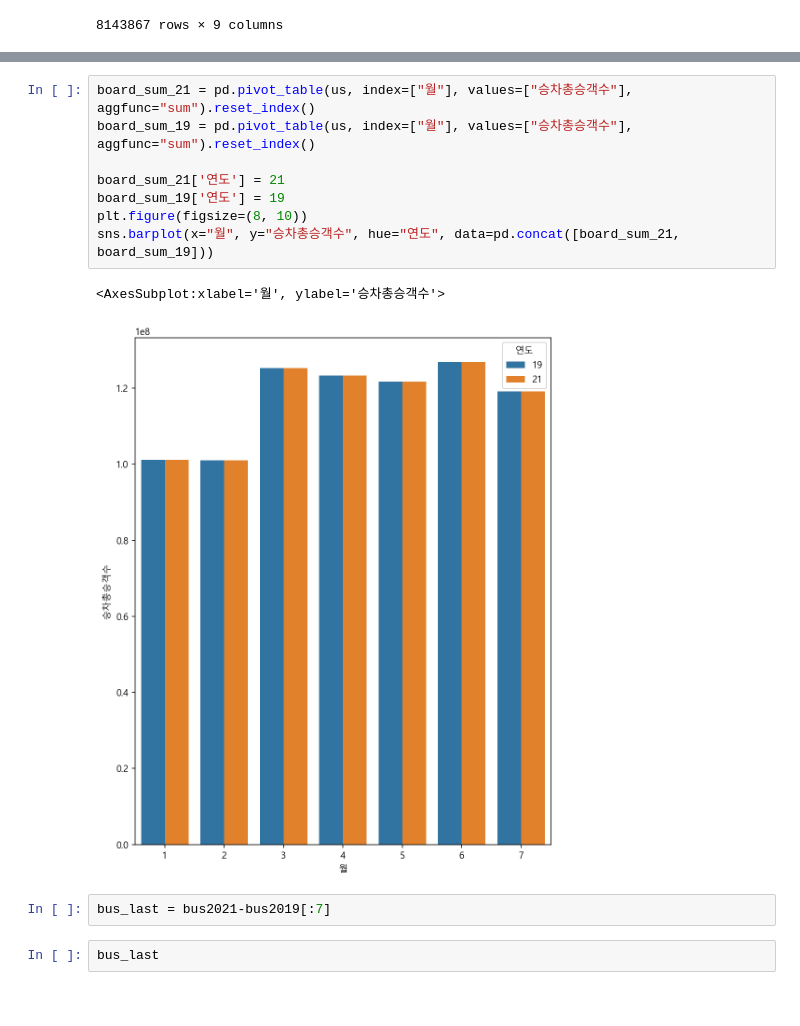
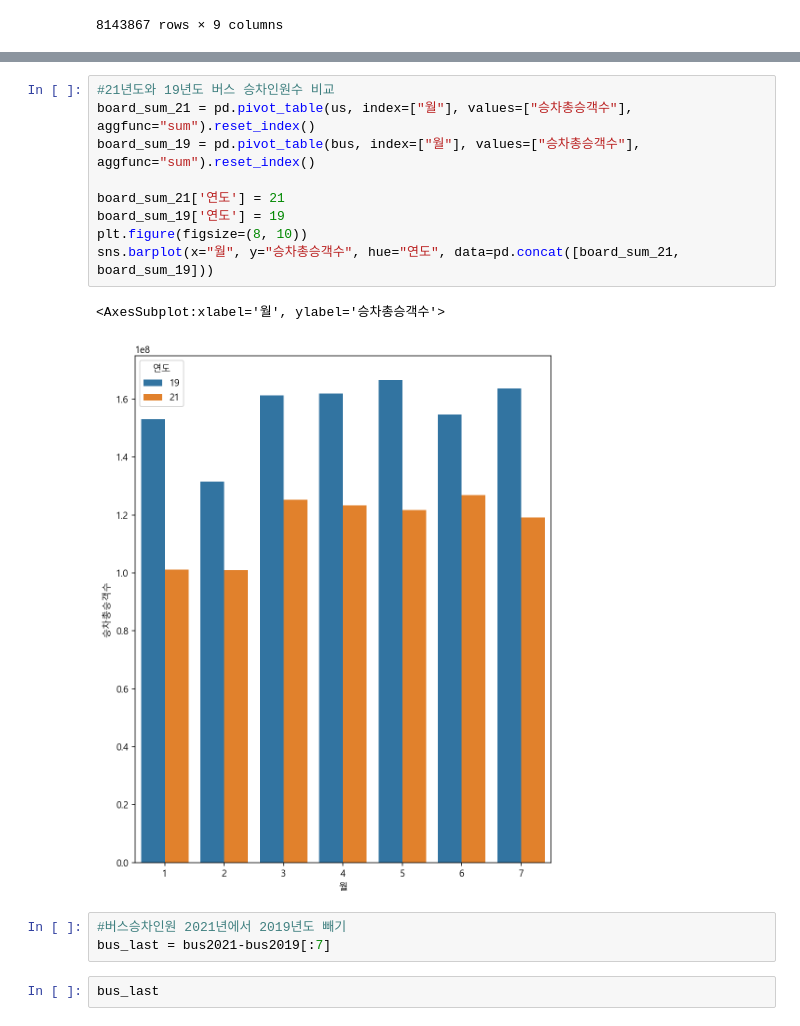
Before and after one commit to MihwanYu/Traffic-Analysis, a Jupyter notebook: Untitled36.ipynb, the cells around one changed output, grey strips where cells are left out. Saved outputs shown, nothing was run; the diff lists cells and outputs as text.

```diff
--- a/Untitled36.ipynb
+++ b/Untitled36.ipynb
@@ -372,15 +395,17 @@ bus2021
 # %%
+#21년도와 19년도 버스 승차인원수 비교
 board_sum_21 = pd.pivot_table(us, index=["월"], values=["승차총승객수"], aggfunc="sum").reset_index()
-board_sum_19 = pd.pivot_table(us, index=["월"], values=["승차총승객수"], aggfunc="sum").reset_index()
+board_sum_19 = pd.pivot_table(bus, index=["월"], values=["승차총승객수"], aggfunc="sum").reset_index()
 
 board_sum_21['연도'] = 21
 board_sum_19['연도'] = 19
 plt.figure(figsize=(8, 10))
 sns.barplot(x="월", y="승차총승객수", hue="연도", data=pd.concat([board_sum_21, board_sum_19]))
 # %% [output]
 <AxesSubplot:xlabel='월', ylabel='승차총승객수'>
-[figure, old version]
+[figure, new version]
 # %%
+#버스승차인원 2021년에서 2019년도 빼기
 bus_last = bus2021-bus2019[:7]
 # %%
 bus_last
```
Also changed, not shown: parts of 46 cells of this notebook.
